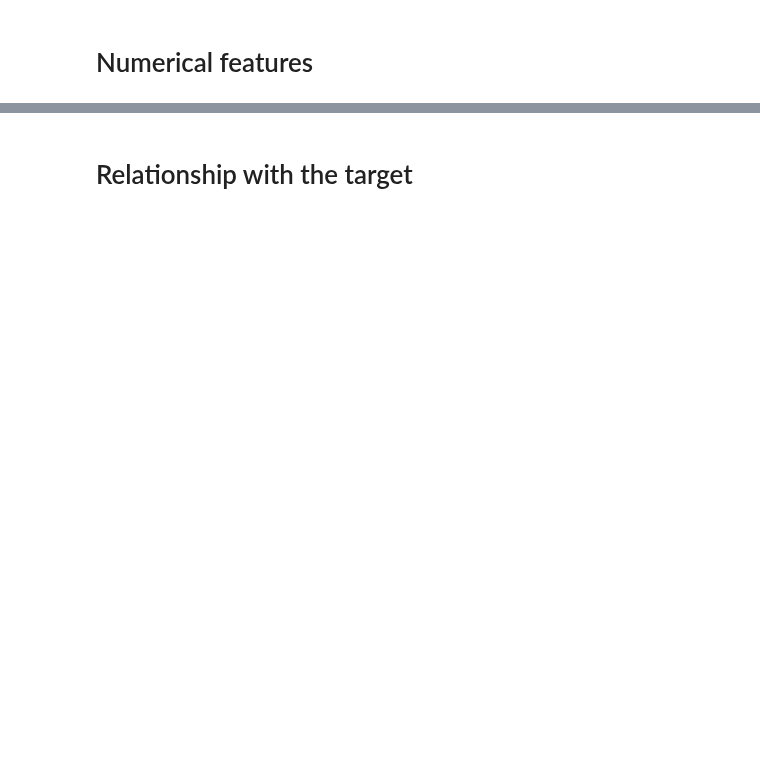
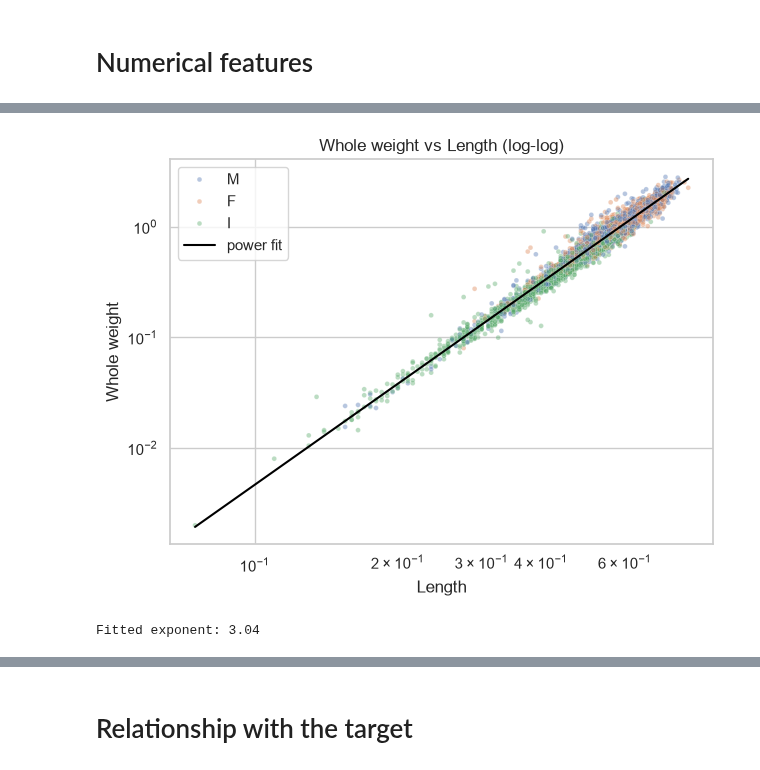
Before and after one commit to Spaard/xhec-mlops-2026-project, a Jupyter notebook: notebooks/eda.ipynb, the cells around one changed output, grey strips where cells are left out. Cells and saved outputs as stored; diff of their text form; code cells hidden in the pictures; blank space fills up the shorter version.

```diff
--- a/notebooks/eda.ipynb
+++ b/notebooks/eda.ipynb
@@ -183,0 +282,18 @@ df.nlargest(3, "Height")
+# %%
+log_length = np.log(df_clean["Length"])
+log_weight = np.log(df_clean["Whole weight"])
+slope, intercept = np.polyfit(log_length, log_weight, 1)
+
+fig, ax = plt.subplots(figsize=(7, 5))
+sns.scatterplot(
+    data=df_clean, x="Length", y="Whole weight", hue="Sex", alpha=0.4, s=12, ax=ax
+)
+x_grid = np.linspace(df_clean["Length"].min(), df_clean["Length"].max(), 100)
+ax.plot(x_grid, np.exp(intercept) * x_grid**slope, color="black", label="power fit")
+ax.set(xscale="log", yscale="log", title="Whole weight vs Length (log-log)")
+ax.legend()
+plt.show()
+print(f"Fitted exponent: {slope:.2f}")
+# %% [output]
+[figure, added]
+Fitted exponent: 3.04
```
Also changed, not shown: parts of 37 cells of this notebook.
